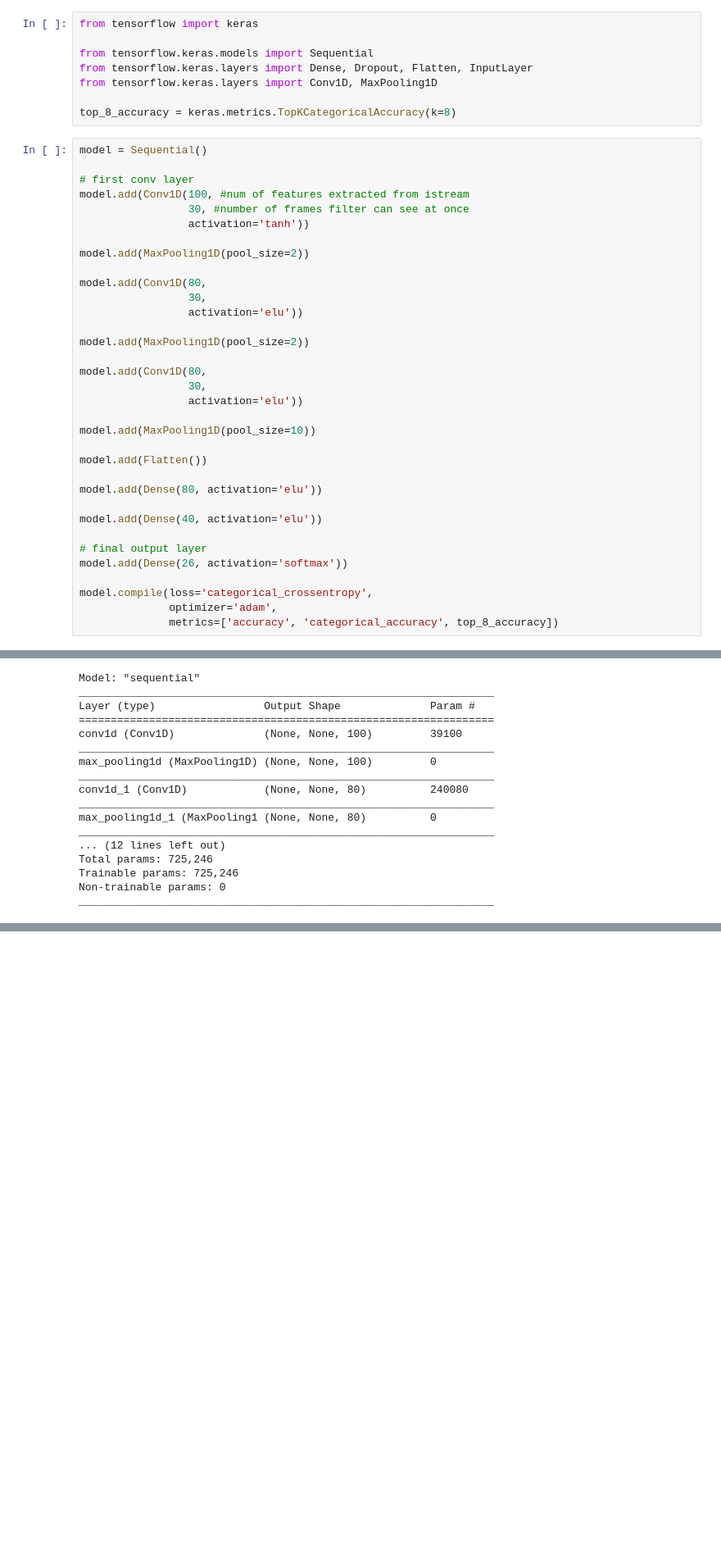
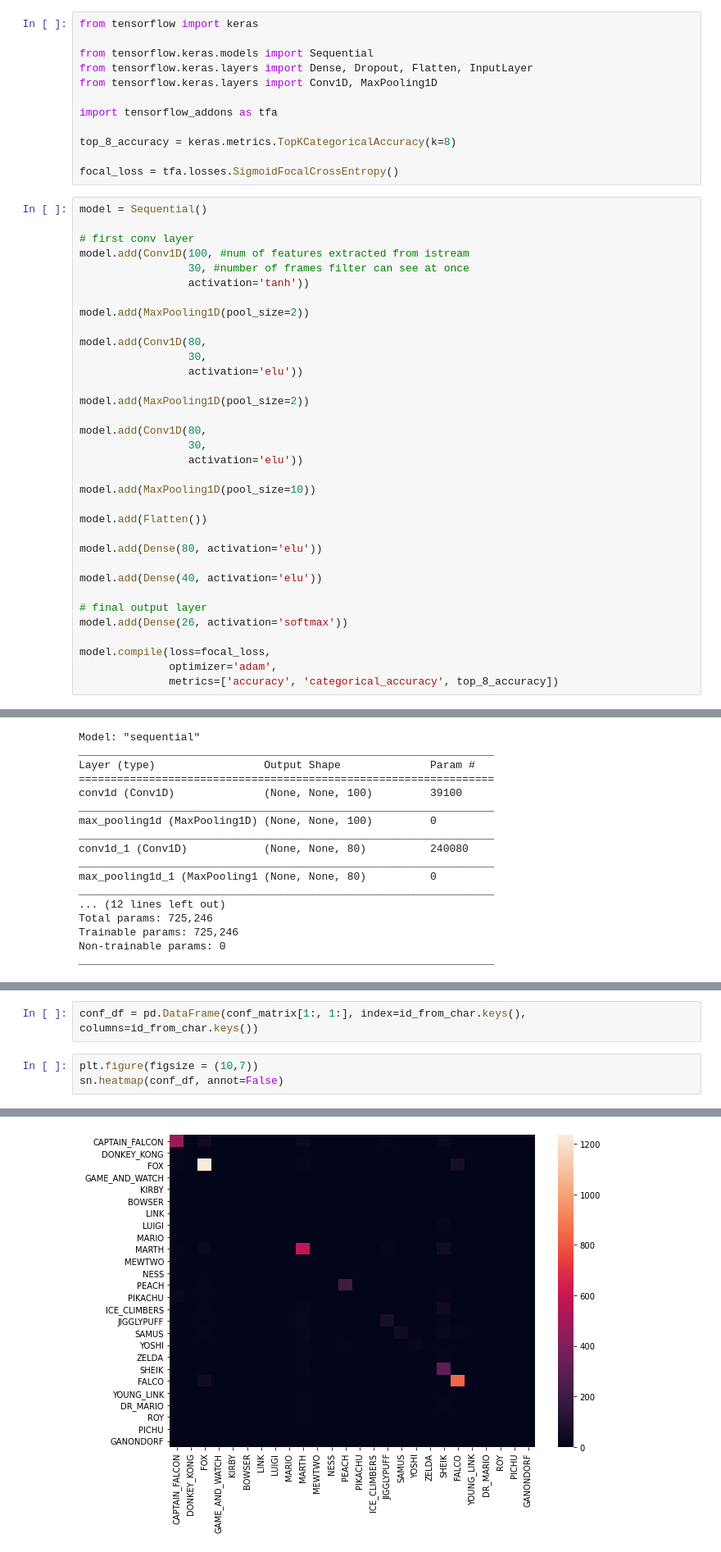
Before and after one commit to ZackMagnotti/ssbmachine-learning, a Jupyter notebook: cnn_with_generatormk1.ipynb, the cells around one changed output, grey strips where cells are left out. Shown at 82% size. Cells and saved outputs as stored; diff of their text form; blank space fills up the shorter version.

Commit message:
created heamap of confusion matrix

```diff
--- a/cnn_with_generatormk1.ipynb
+++ b/cnn_with_generatormk1.ipynb
@@ -92,7 +92,11 @@ from tensorflow.keras.models import Sequential
 from tensorflow.keras.layers import Dense, Dropout, Flatten, InputLayer
 from tensorflow.keras.layers import Conv1D, MaxPooling1D
 
+import tensorflow_addons as tfa
+
 top_8_accuracy = keras.metrics.TopKCategoricalAccuracy(k=8)
+
+focal_loss = tfa.losses.SigmoidFocalCrossEntropy()
 # %%
 model = Sequential()
 
@@ -124,7 +128,7 @@ model.add(Dense(40, activation='elu'))
 # final output layer
 model.add(Dense(26, activation='softmax'))
 
-model.compile(loss='categorical_crossentropy',
+model.compile(loss=focal_loss,
               optimizer='adam',
               metrics=['accuracy', 'categorical_accuracy', top_8_accuracy])
 # %%
@@ -302,0 +311,6 @@ _________________________________________________________________
+# %%
+conf_df = pd.DataFrame(conf_matrix[1:, 1:], index=id_from_char.keys(), columns=id_from_char.keys())
+# %%
+plt.figure(figsize = (10,7))
+sn.heatmap(conf_df, annot=False)
+# %% [output]
@@ -302,0 +318 @@ _________________________________________________________________
+[figure, added]
```
Also changed, not shown: parts of 4 cells of this notebook.
